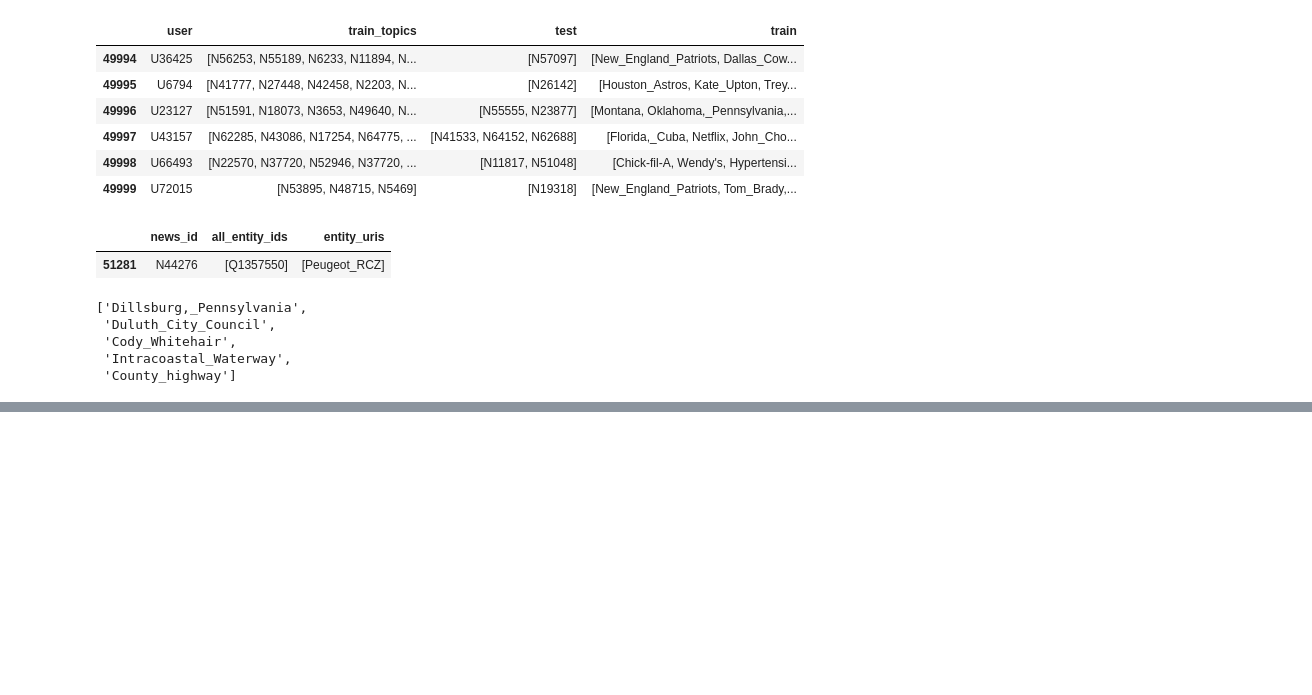
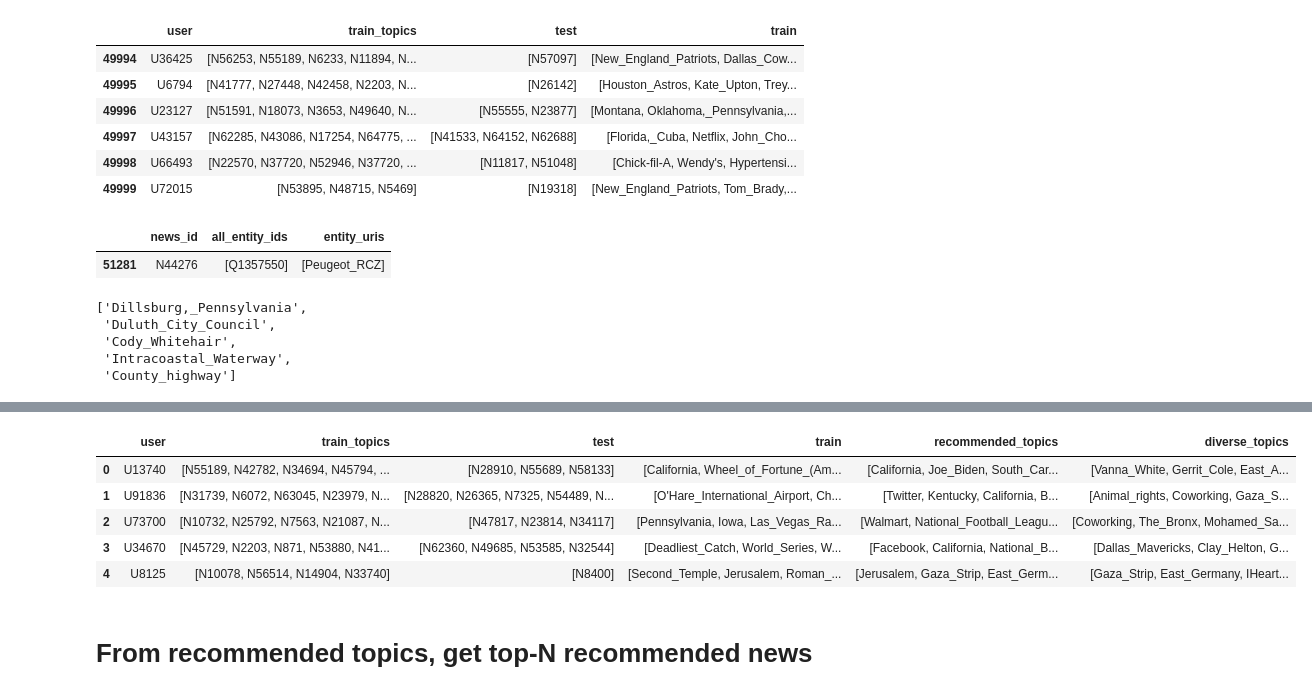
Before and after one commit to rayyyd/news_reccomender, a Jupyter notebook: ray/recommender.ipynb, the cells around one changed output, grey strips where cells are left out. Drawn from its saved outputs; the diff is of its cells as text; code cells hidden in the pictures; blank space fills up the shorter version.

```diff
--- a/ray/recommender.ipynb
+++ b/ray/recommender.ipynb
@@ -926,0 +926,16 @@ KeyboardInterrupt:
+# %%
+pd.set_option('display.max_columns', None)
+pd.set_option('display.max_rows',    None)
+pd.set_option('display.max_colwidth', None)
+pd.set_option('display.max_seq_items', None)
+
+MIND_prediction_df_test.head(5)
+# %% [output]
+|  | user | train_topics | test | train | recommended_topics | diverse_topics |
+| 0 | U13740 | [N55189, N42782, N34694, N45794, ... | [N28910, N55689, N58133] | [California, Wheel_of_Fortune_(Am... | [California, Joe_Biden, South_Car... | [Vanna_White, Gerrit_Cole, East_A... |
+| 1 | U91836 | [N31739, N6072, N63045, N23979, N... | [N28820, N26365, N7325, N54489, N... | [O'Hare_International_Airport, Ch... | [Twitter, Kentucky, California, B... | [Animal_rights, Coworking, Gaza_S... |
+| 2 | U73700 | [N10732, N25792, N7563, N21087, N... | [N47817, N23814, N34117] | [Pennsylvania, Iowa, Las_Vegas_Ra... | [Walmart, National_Football_Leagu... | [Coworking, The_Bronx, Mohamed_Sa... |
+| 3 | U34670 | [N45729, N2203, N871, N53880, N41... | [N62360, N49685, N53585, N32544] | [Deadliest_Catch, World_Series, W... | [Facebook, California, National_B... | [Dallas_Mavericks, Clay_Helton, G... |
+| 4 | U8125 | [N10078, N56514, N14904, N33740] | [N8400] | [Second_Temple, Jerusalem, Roman_... | [Jerusalem, Gaza_Strip, East_Germ... | [Gaza_Strip, East_Germany, IHeart... |
+# %% [markdown]
+# From recommended topics, get top-N recommended news
```
Also changed, not shown: parts of 8 cells of this notebook.
